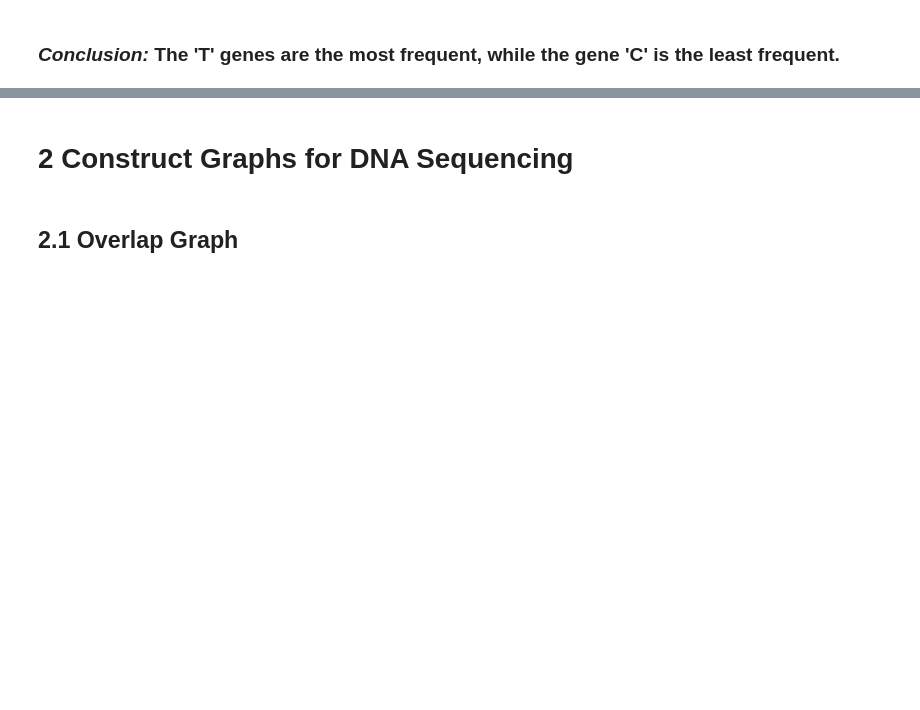
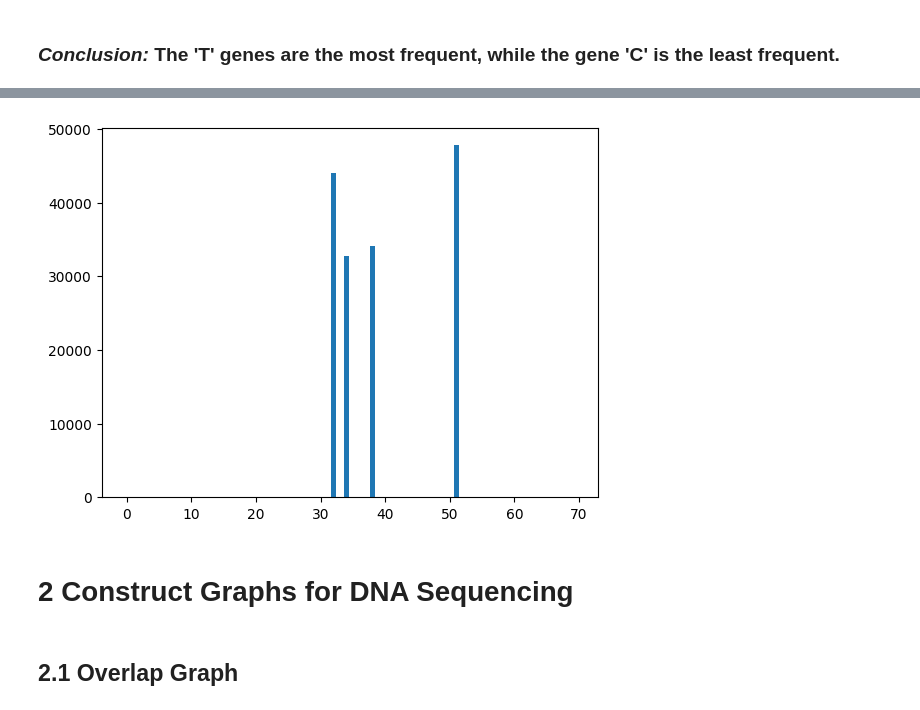
Before and after one commit to ybezginova2016/01_BIO_DeNovoAssembly, a Jupyter notebook: main_DeNovoAssembly.ipynb, the cells around one changed output, grey strips where cells are left out. Cells and saved outputs as stored; diff of their text form; code cells hidden in the pictures; blank space fills up the shorter version.

```diff
--- a/main_DeNovoAssembly.ipynb
+++ b/main_DeNovoAssembly.ipynb
@@ -83,0 +195,9 @@ Counter({'G': 68836, 'A': 87414, 'T': 95102, 'C': 65567})
+# %%
+def createHist(qualities):
+    hist = [0] * 70
+
+    for qual in qualities:
+        for  phred in qual:
+            q = phred33ToQ(phred)
+            hist[q] += 1
+    return hist
@@ -84,3 +216,10 @@ Counter({'G': 68836, 'A': 87414, 'T': 95102, 'C': 65567})
+# %%
+%matplotlib inline
+
+plt.bar(range(len(q_hist)), q_hist)
+plt.show()
+# %% [output]
+[figure, added]
 # %% [markdown]
 # 2 Construct Graphs for DNA Sequencing
 # %% [markdown]
```
Also changed, not shown: parts of 28 cells of this notebook, 3 other files.
